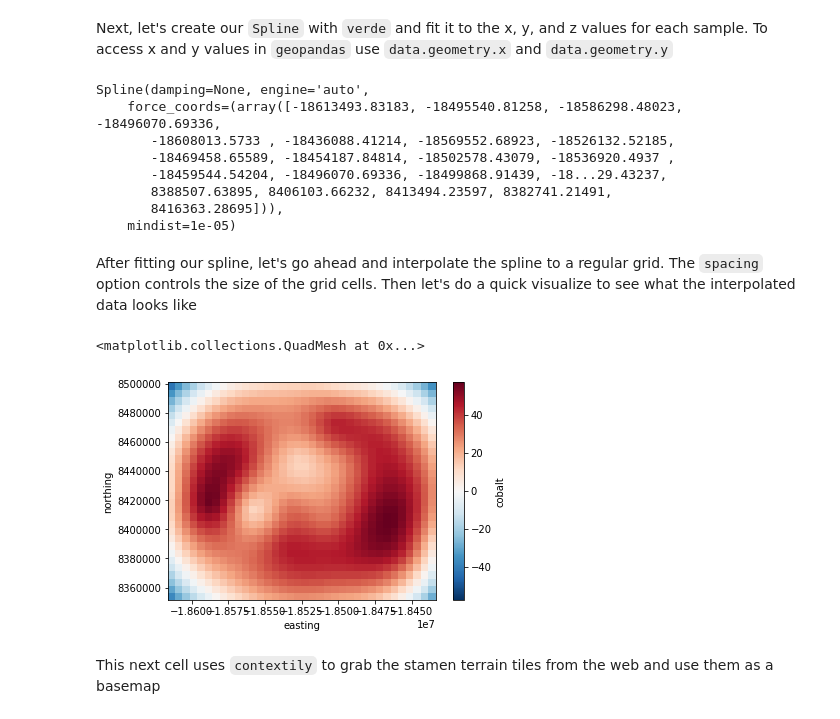
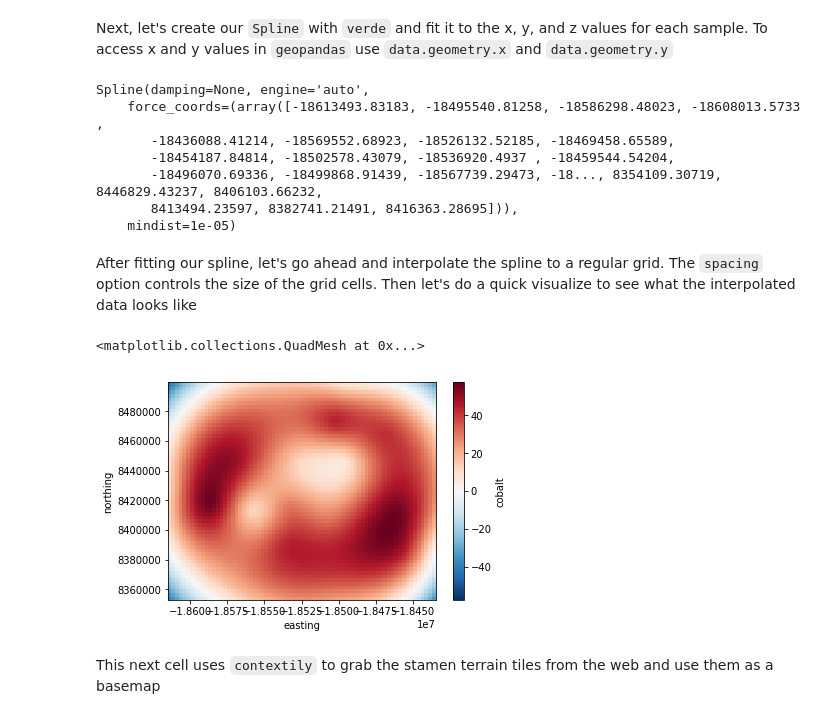
Before and after one commit to jessepisel/5minutesofpython, a Jupyter notebook: Interpolations/Green's Functions interpolation.ipynb, the cells around one changed output. Saved outputs shown, nothing was run; the diff lists cells and outputs as text; code cells hidden in the pictures.

```diff
--- a/Interpolations/Green's Functions interpolation.ipynb
+++ b/Interpolations/Green's Functions interpolation.ipynb
@@ -18,6 +18,9 @@ import contextily as ctx  # grabbing a basemap for plotting
 After importing our packages, let's read in the data using `geopandas`
 # %%
 data = gpd.read_file("geochemistry_subset.shp")
+data.drop(
+    index=[3, 16], inplace=True
+)
 # %% [markdown]
 Next, let's create our `Spline` with `verde` and fit it to the x, y, and z values for each sample. To access x and y values in `geopandas` use `data.geometry.x` and `data.geometry.y`
 # %%
@@ -27,21 +30,20 @@ spline.fit(
 )  # fit the spline to the data
 # %% [output]
 Spline(damping=None, engine='auto',
-    force_coords=(array([-18613493.83183, -18495540.81258, -18586298.48023, -18496070.69336,
-       -18608013.5733 , -18436088.41214, -18569552.68923, -18526132.52185,
-       -18469458.65589, -18454187.84814, -18502578.43079, -18536920.4937 ,
-       -18459544.54204, -18496070.69336, -18499868.91439, -18...29.43237,
-       8388507.63895, 8406103.66232, 8413494.23597, 8382741.21491,
-       8416363.28695])),
+    force_coords=(array([-18613493.83183, -18495540.81258, -18586298.48023, -18608013.5733 ,
+       -18436088.41214, -18569552.68923, -18526132.52185, -18469458.65589,
+       -18454187.84814, -18502578.43079, -18536920.4937 , -18459544.54204,
+       -18496070.69336, -18499868.91439, -18567739.29473, -18..., 8354109.30719, 8446829.43237, 8406103.66232,
+       8413494.23597, 8382741.21491, 8416363.28695])),
     mindist=1e-05)
 # %% [markdown]
 After fitting our spline, let's go ahead and interpolate the spline to a regular grid. The `spacing` option controls the size of the grid cells. Then let's do a quick visualize to see what the interpolated data looks like
 # %%
-grid = spline.grid(spacing=5000, data_names=["cobalt"])  # creating the grid
+grid = spline.grid(spacing=2500, data_names=["cobalt"])  # creating the grid
 grid.cobalt.plot.pcolormesh(cmap="RdBu_r")  # plot up the grid
 # %% [output]
 <matplotlib.collections.QuadMesh at 0x...>
-[figure, old version]
+[figure, new version]
 # %% [markdown]
 This next cell uses `contextily` to grab the stamen terrain tiles from the web and use them as a basemap
 # %%
```
Also changed, not shown: parts of 1 cell of this notebook, 2 other files.
